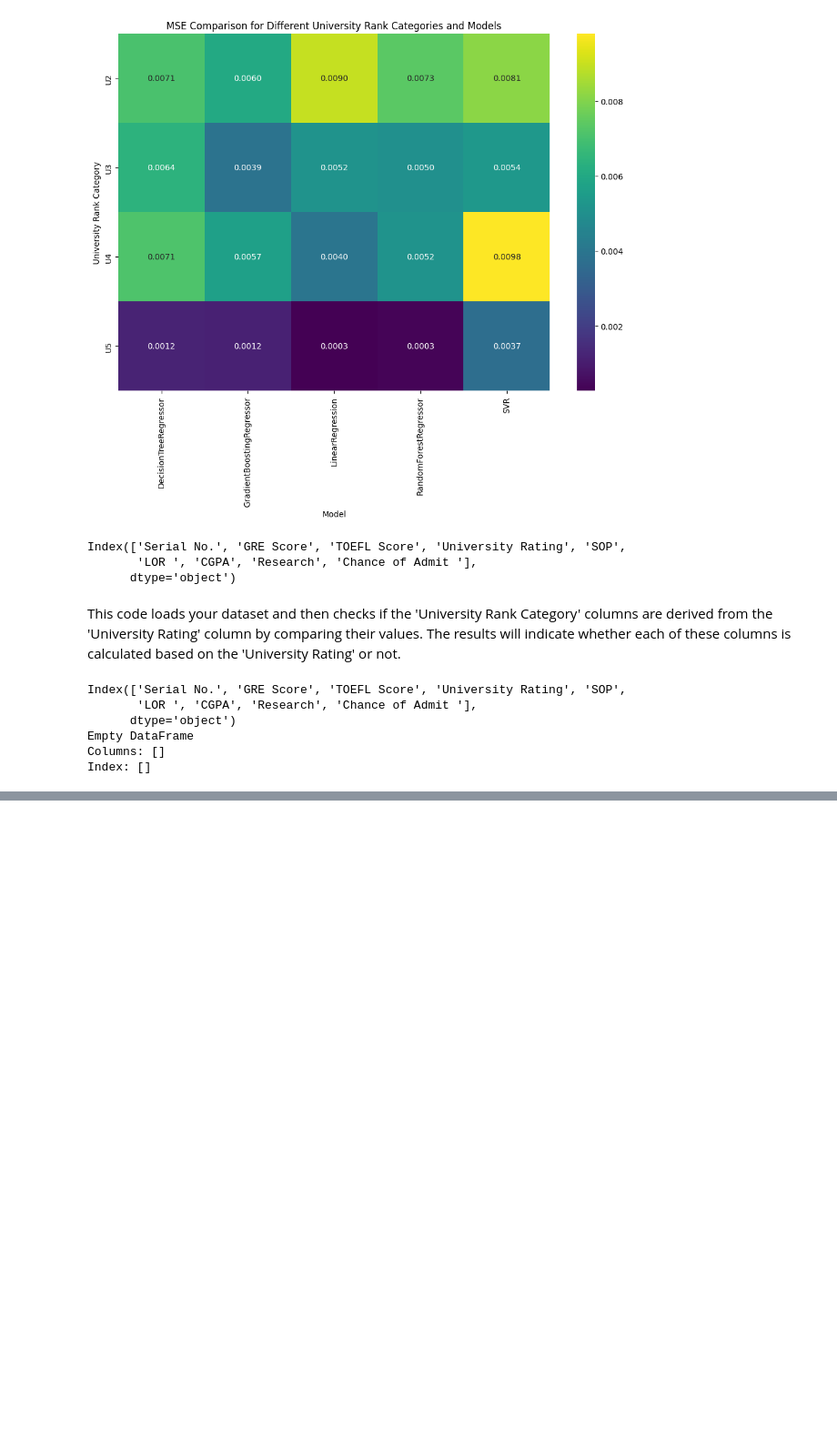
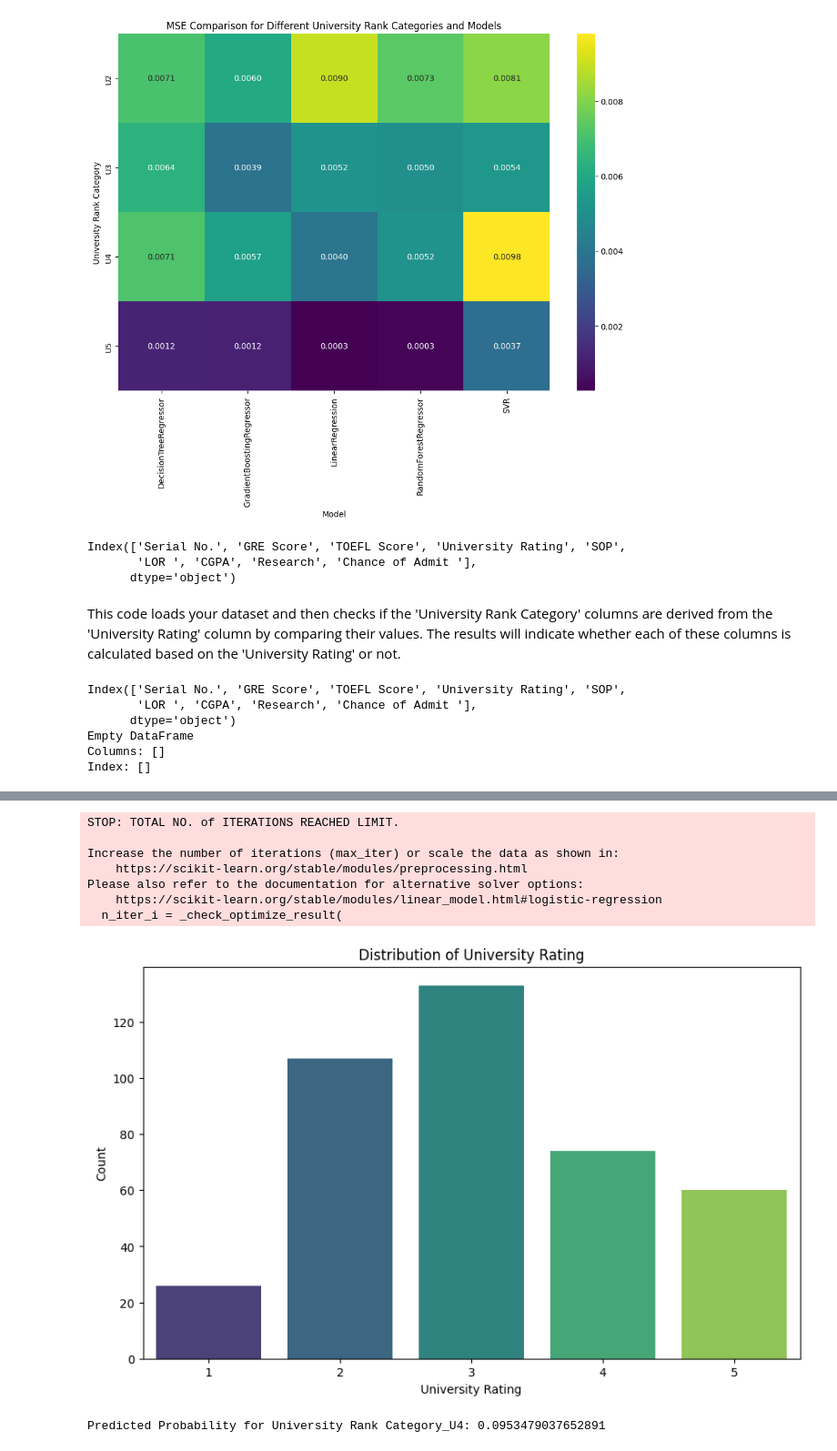
Before and after one commit to aritradey-CS/Admission-Prediction, a Jupyter notebook: _Test_Module_Oct23.ipynb, the cells around one changed output, grey strips where cells are left out. Shown at 91% size. Saved outputs shown, nothing was run; the diff lists cells and outputs as text; code cells hidden in the pictures; blank space fills up the shorter version.

```diff
--- a/_Test_Module_Oct23.ipynb
+++ b/_Test_Module_Oct23.ipynb
@@ -1284,3 +1284,70 @@ Index(['Serial No.', 'GRE Score', 'TOEFL Score', 'University Rating', 'SOP',
 Empty DataFrame
 Columns: []
 Index: []
+# %%
+import pandas as pd
+import matplotlib.pyplot as plt
+import seaborn as sns
+from sklearn.model_selection import train_test_split
+from sklearn.linear_model import LogisticRegression
+from sklearn.metrics import classification_report
+
+# Load your dataset (replace with your dataset path)
+df = pd.read_csv('Admission_Predict.csv')
+
+# Verify column names
+print("Column Names:", df.columns)
+
+# Check if University Rank Category columns are derived from University Rating
+derived_columns = []
+
+for category in ['U4', 'U3', 'U2', 'U5']:
+    category_column = 'University Rank Category_' + category
+    if category_column in df.columns:
+        is_derived = df[category_column].equals(df['University Rating'].eq(int(category[1])))
+        derived_columns.append({'Category': category_column, 'Derived from University Rating': is_derived})
+
+# Create a DataFrame to display the results
+result_df = pd.DataFrame(derived_columns)
+
+# Print the results
+print("\nDerived Column Information:")
+print(result_df)
+
+# Define the features (GRE Score, TOEFL Score, CGPA) and the target variable (University Rank Category)
+X = df[['GRE Score', 'TOEFL Score', 'CGPA']]
+y = df['University Rating']  # Replace with the desired University Rank Category (e.g., 'U4')
+
+# Split the data into training and testing sets
+X_train, X_test, y_train, y_test = train_test_split(X, y, test_size=0.2, random_state=42)
+
+# Initialize the Logistic Regression model
+model = LogisticRegression()
+
+# Train the model
+model.fit(X_train, y_train)
+
+# Make predictions
+y_pred = model.predict(X_test)
+
+# Calculate probabilities
+y_probabilities = model.predict_proba(X_test)
+
+# Display classification report (including accuracy, precision, recall, etc.)
+report = classification_report(y_test, y_pred)
+print("\nClassification Report:")
+print(report)
+
+# Visualize the distribution of University Rating
+plt.figure(figsize=(10, 6))
+sns.countplot(data=df, x='University Rating', palette='viridis')
+plt.title('Distribution of University Rating')
+plt.xlabel('University Rating')
+plt.ylabel('Count')
+plt.show()
+
+# Example: Predict University Rank Category for a new student
+new_student_data = [[320, 115, 8.5]]  # Replace with the GRE Score, TOEFL Score, and CGPA of the new student
+predicted_probability = model.predict_proba(new_student_data)
+print("\nPredicted Probability for University Rank Category_U4:", predicted_probability[0, 1])
+# %% [output]
@@ -1286,0 +1371,9 @@ Index: []
+STOP: TOTAL NO. of ITERATIONS REACHED LIMIT.
+
+Increase the number of iterations (max_iter) or scale the data as shown in:
+    https://scikit-learn.org/stable/modules/preprocessing.html
+Please also refer to the documentation for alternative solver options:
+    https://scikit-learn.org/stable/modules/linear_model.html#logistic-regression
+  n_iter_i = _check_optimize_result(
+[figure, added]
+Predicted Probability for University Rank Category_U4: 0.0953479037652891
```
Also changed, not shown: parts of 2 cells of this notebook.
